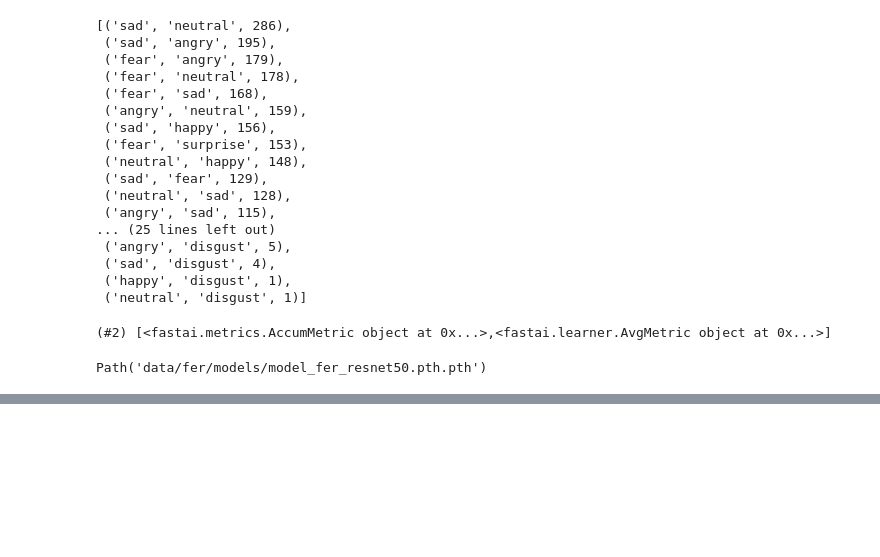
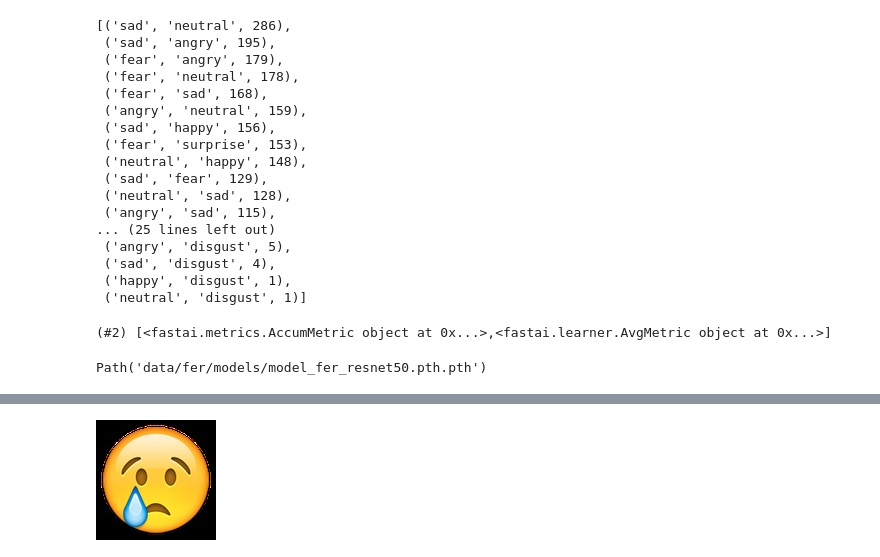
Before and after one commit to ENSAE-Cloud-Computing/MindFlow, a Jupyter notebook: MindFlow - FER Dataset and ResNET50 Transfert Learning Architecture.ipynb, the cells around one changed output, grey strips where cells are left out. Cells and saved outputs as stored; diff of their text form; code cells hidden in the pictures; blank space fills up the shorter version.

Commit message:
comments + toggle button

```diff
--- a/MindFlow - FER Dataset and ResNET50 Transfert Learning Architecture.ipynb
+++ b/MindFlow - FER Dataset and ResNET50 Transfert Learning Architecture.ipynb
@@ -159,3 +179,5 @@ learn.metrics
 learn.save('model_fer_resnet50.pth')
 # %% [output]
 Path('data/fer/models/model_fer_resnet50.pth.pth')
+# %%
+learn.load('model_fer_resnet50.pth')
@@ -161,0 +193,90 @@ Path('data/fer/models/model_fer_resnet50.pth.pth')
+# %%
+stopButton = widgets.ToggleButton(
+    value=False,
+    description='Stop',
+    disabled=False,
+    button_style='danger', # 'success', 'info', 'warning', 'danger' or ''
+    tooltip='Description',
+    icon='square' # (FontAwesome names without the `fa-` prefix)
+)
+
+cp = None
+
+def view(button):
+    emoji_path = './data/emoji'
+    crop_param = (1*20, 1*40)
+    haar_cascade = cv2.CascadeClassifier('./data/models/haarcascade_frontalface_default.xml')
+    cap = cv2.VideoCapture(0)
+    display_handle=display(None, display_id=True)
+    display_handle_emoji=display(None, display_id=True)
+    i = 0
+    while cap.isOpened():
+        r , frame = cap.read()
+        frame = cv2.flip(frame, 1) # if your camera reverses your image
+        #r, frame = cv2.imencode('.jpeg', frame)
+
+
+        # Par défaut, la frame est en RGB, on la converti en image "niveaux de gris" car c'est ce sur quoi notre modèle a été entrainer
+        gray_frame = cv2.cvtColor(frame, cv2.COLOR_BGR2GRAY)
+
+        #cv2.imshow('Grayscale', gray_frame)
+
+        #Extraction des visages present sur la gray_frame grace à l'algorithme de HAAR précedement chargé, nous retourne un itérable de coordonnées spatiales dans la gray_frame correspondantes
+
+        visages = haar_cascade.detectMultiScale(gray_frame, scaleFactor=1.1, minNeighbors=5,
+                    minSize=(30, 30), flags=cv2.CASCADE_SCALE_IMAGE)
+
+            # Grace à chaque coordonnées des visages detectés, on leur applique le rognage spécifié precedemment et les envoient dans le réseau de neurones pour detection
+        for visage_coordinates in visages:
+
+            # Extraction des coordonées du visage en cours de traitementn, h étant la hauteur et w la largeur du rectangle correspondant au visage
+            X, Y, w, h = visage_coordinates
+
+            # Rognage et extraction de l'image 'niveau de gris' traité du visage en cours de traitement
+            x_d, y_d = crop_param
+            x1, x2, y1, y2 = (X - x_d, X + w + x_d, Y - y_d, Y + h + y_d)
+
+
+
+
+
+            try:
+                cp_visage = gray_frame[y1:y2, x1:x2]
+                cp_visage = cv2.resize(cp_visage, dsize=(48*1, 48*1))
+                cv2.imwrite('test.jpg', cp_visage)
+                img = cv2.imread('test.jpg',0)
+                emotion_pred_class, pred_idx, outputs = learn.predict(img)
+                emotion_prob = float(outputs[np.argmax(outputs)])
+
+
+                if str(emotion_pred_class) == 'Happy':
+                    emoji = cv2.imread(emoji_path+'/happy.png',1)
+                else:
+                    emoji = cv2.imread(emoji_path+'/sad.png',1)
+
+                cv2.putText(frame,str(emotion_pred_class),(X, Y),cv2.FONT_HERSHEY_SIMPLEX,0.45,(0, 128, 0),2)
+                cv2.rectangle(img=frame,pt1=(X, Y),pt2=(X + w, Y + h),color=(0, 0, 0),thickness=2)
+                cv2.putText(frame,str(emotion_pred_class) + ' Probability  ' + str(round(emotion_prob,3)*100)+"%",(50,50),cv2.FONT_HERSHEY_SIMPLEX,1,(255, 255, 255),3)
+
+                #cp = cp_visage.copy()
+            except:
+                pass
+
+
+
+        r, frame = cv2.imencode('.jpeg', frame)
+        r, emoji = cv2.imencode('.jpeg', emoji)
+
+        display_handle.update(Image(data=frame.tobytes()))
+        display_handle_emoji.update(Image(data=emoji.tobytes()))
+        if stopButton.value==True:
+            cap.release()
+            display_handle.update(None)
+
+
+# Run
+# ================
+display(stopButton)
+thread = threading.Thread(target=view, args=(stopButton,))
+thread.start()
+# %% [output]
@@ -161,0 +285 @@ Path('data/fer/models/model_fer_resnet50.pth.pth')
+[figure, added]
```
Also changed, not shown: parts of 11 cells of this notebook.
